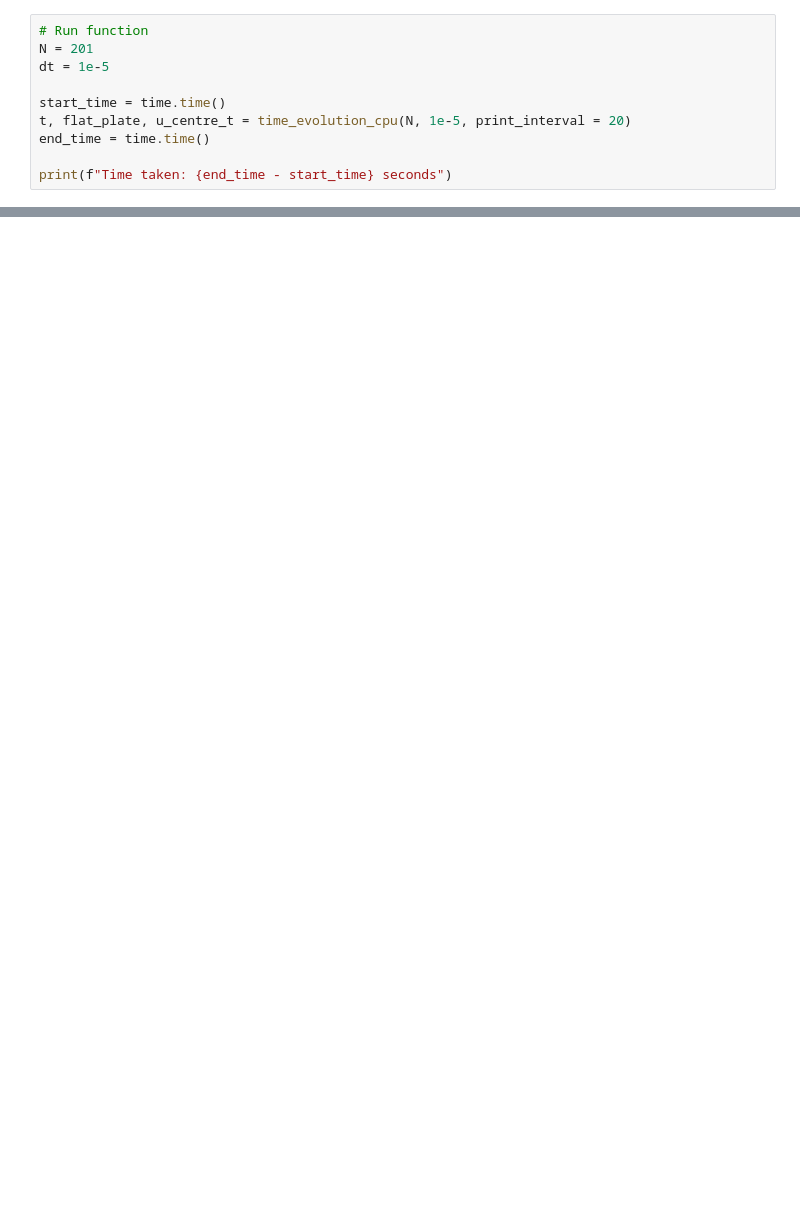
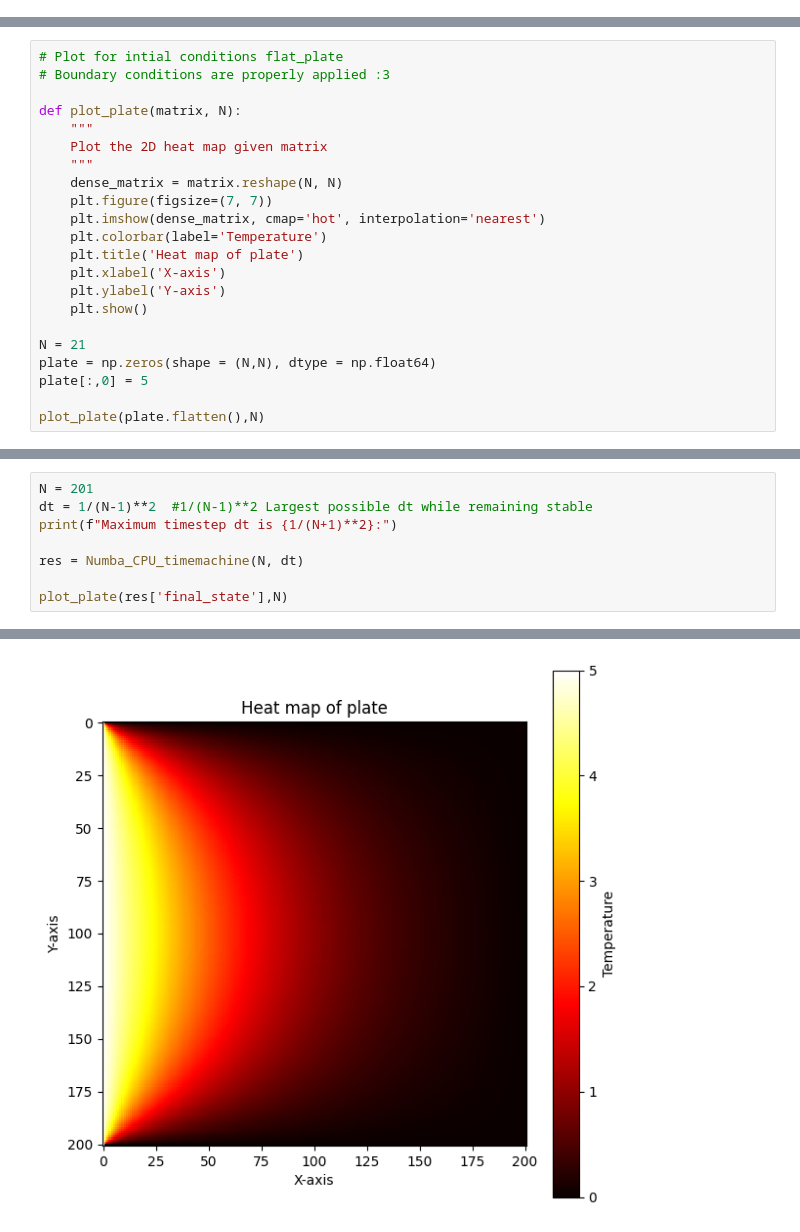
Before and after one commit to jonah-donaldson/Python-Parallelisation, a Jupyter notebook: Heat propagation.ipynb, the cells around one changed output, grey strips where cells are left out. Cells and saved outputs as stored; diff of their text form; blank space fills up the shorter version.

Commit message:
Uploaded correct version of Heat propogation,
Removed whimiscal header from Matrix multiplication benchmarking

```diff
--- a/Heat propagation.ipynb
+++ b/Heat propagation.ipynb
@@ -246,10 +24,0 @@ def time_evolution_cpu(N, dt, starting_plate=None, t_start=0, print_interval=100
-# %%
-# Run function
-N = 201
-dt = 1e-5
-
-start_time = time.time()
-t, flat_plate, u_centre_t = time_evolution_cpu(N, 1e-5, print_interval = 20)
-end_time = time.time()
-
-print(f"Time taken: {end_time - start_time} seconds")
@@ -271,0 +58,22 @@ print(0.42401/1e-5)
+# %%
+# Plot for intial conditions flat_plate
+# Boundary conditions are properly applied :3
+
+def plot_plate(matrix, N):
+    """
+    Plot the 2D heat map given matrix
+    """
+    dense_matrix = matrix.reshape(N, N)
+    plt.figure(figsize=(7, 7))
+    plt.imshow(dense_matrix, cmap='hot', interpolation='nearest')
+    plt.colorbar(label='Temperature')
+    plt.title('Heat map of plate')
+    plt.xlabel('X-axis')
+    plt.ylabel('Y-axis')
+    plt.show()
+
+N = 21
+plate = np.zeros(shape = (N,N), dtype = np.float64)
+plate[:,0] = 5
+
+plot_plate(plate.flatten(),N)
@@ -271,0 +153,9 @@ print(0.42401/1e-5)
+# %%
+N = 201
+dt = 1/(N-1)**2  #1/(N-1)**2 Largest possible dt while remaining stable
+print(f"Maximum timestep dt is {1/(N+1)**2}:")
+
+res = Numba_CPU_timemachine(N, dt)
+
+plot_plate(res['final_state'],N)
+# %% [output]
@@ -271,0 +170 @@ print(0.42401/1e-5)
+[figure, added]
```
Also changed, not shown: parts of 35 cells of this notebook, 1 other file.
